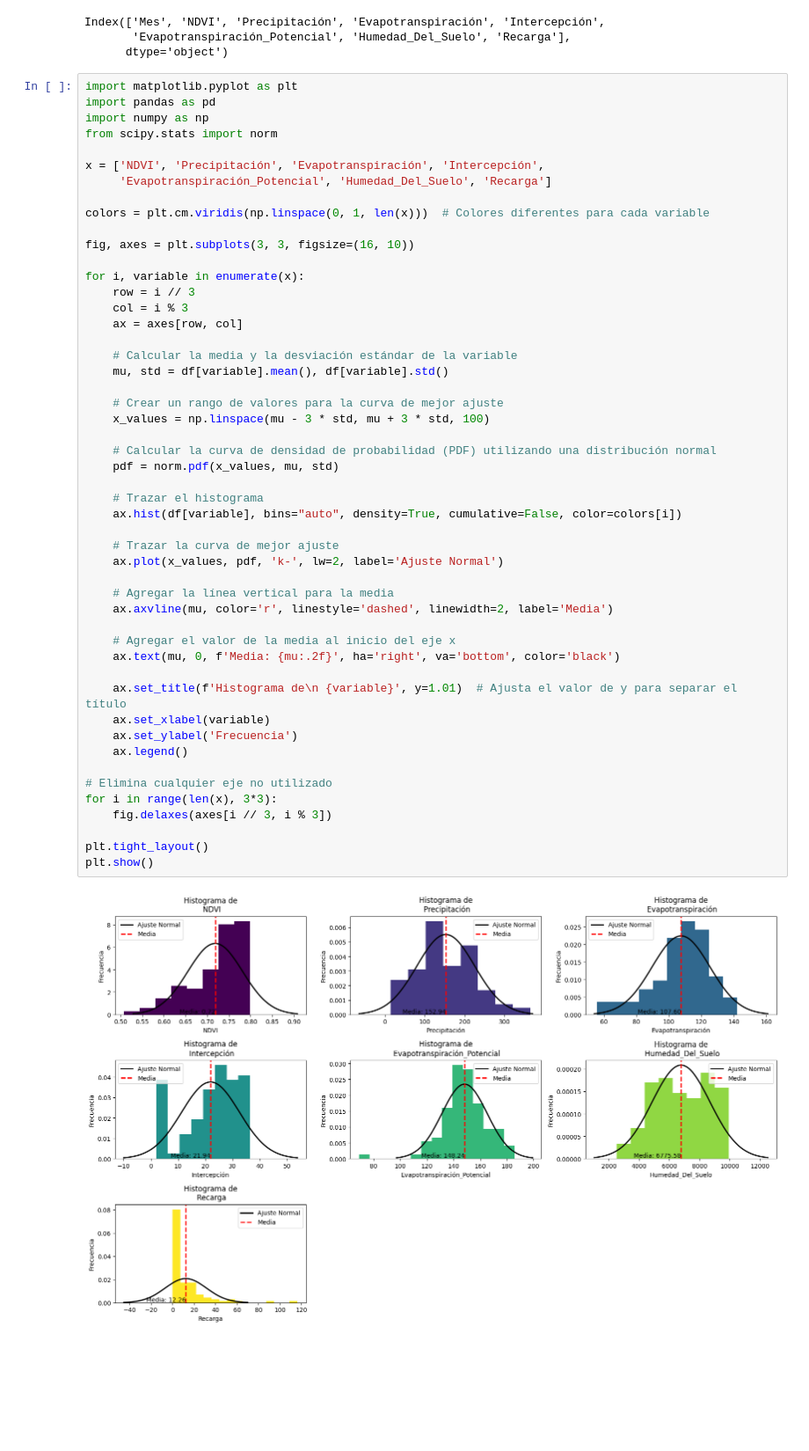
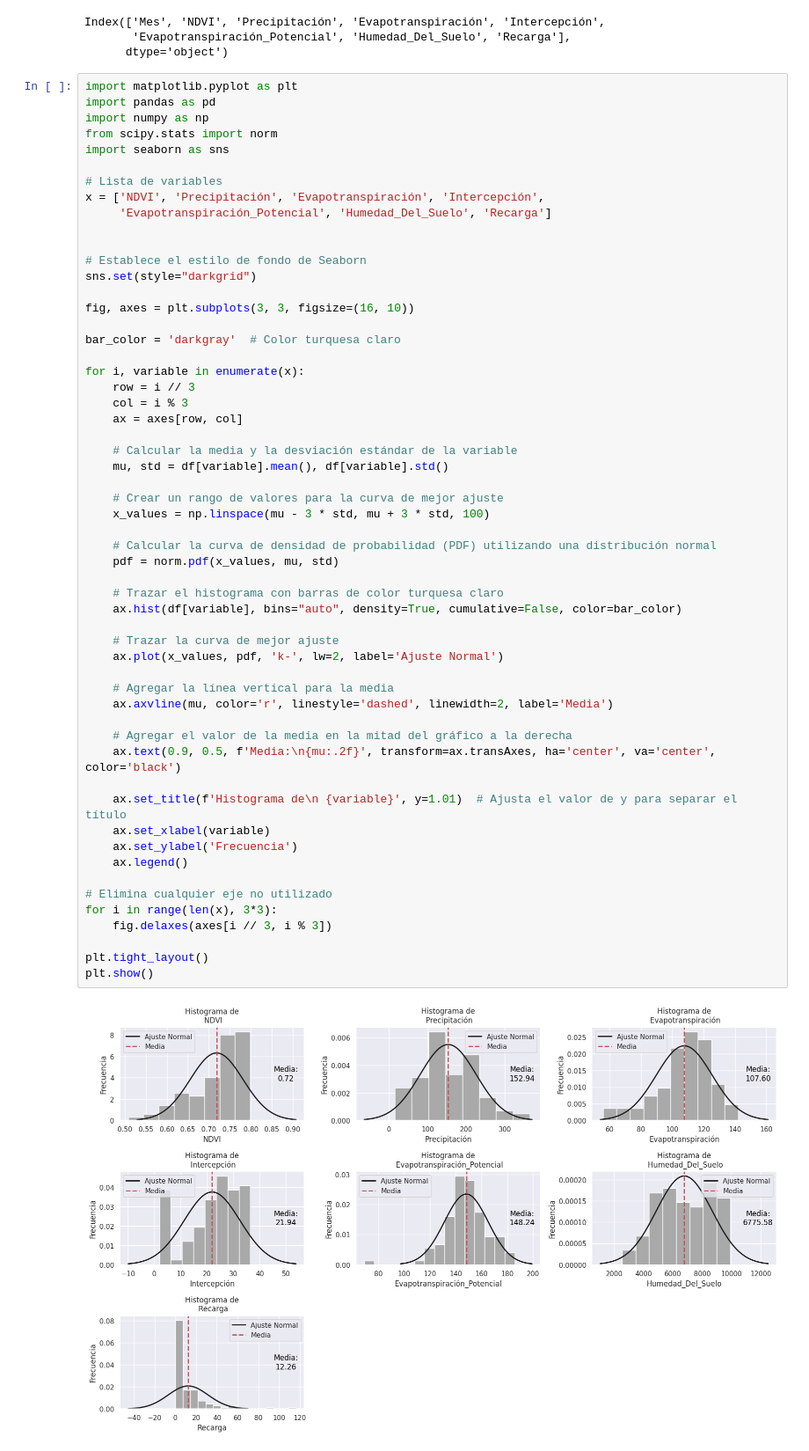
Before and after one commit to emarevalog/Data_Science_Forecast_NDVI_Project, a Jupyter notebook: Exploración_estadística.ipynb, the cells around one changed output. Shown at 88% size. Drawn from its saved outputs; the diff is of its cells as text; blank space fills up the shorter version.

```diff
--- a/Exploración_estadística.ipynb
+++ b/Exploración_estadística.ipynb
@@ -66,13 +62,19 @@ import matplotlib.pyplot as plt
 import pandas as pd
 import numpy as np
 from scipy.stats import norm
+import seaborn as sns
 
+# Lista de variables
 x = ['NDVI', 'Precipitación', 'Evapotranspiración', 'Intercepción',
      'Evapotranspiración_Potencial', 'Humedad_Del_Suelo', 'Recarga']
 
-colors = plt.cm.viridis(np.linspace(0, 1, len(x)))  # Colores diferentes para cada variable
+
+# Establece el estilo de fondo de Seaborn
+sns.set(style="darkgrid")
 
 fig, axes = plt.subplots(3, 3, figsize=(16, 10))
+
+bar_color = 'darkgray'  # Color turquesa claro
 
 for i, variable in enumerate(x):
     row = i // 3
@@ -81,35 +83,35 @@ for i, variable in enumerate(x):
 
     # Calcular la media y la desviación estándar de la variable
     mu, std = df[variable].mean(), df[variable].std()
 
     # Crear un rango de valores para la curva de mejor ajuste
     x_values = np.linspace(mu - 3 * std, mu + 3 * std, 100)
 
     # Calcular la curva de densidad de probabilidad (PDF) utilizando una distribución normal
     pdf = norm.pdf(x_values, mu, std)
 
-    # Trazar el histograma
-    ax.hist(df[variable], bins="auto", density=True, cumulative=False, color=colors[i])
+    # Trazar el histograma con barras de color turquesa claro
+    ax.hist(df[variable], bins="auto", density=True, cumulative=False, color=bar_color)
 
     # Trazar la curva de mejor ajuste
     ax.plot(x_values, pdf, 'k-', lw=2, label='Ajuste Normal')
 
     # Agregar la línea vertical para la media
     ax.axvline(mu, color='r', linestyle='dashed', linewidth=2, label='Media')
 
-    # Agregar el valor de la media al inicio del eje x
-    ax.text(mu, 0, f'Media: {mu:.2f}', ha='right', va='bottom', color='black')
+    # Agregar el valor de la media en la mitad del gráfico a la derecha
+    ax.text(0.9, 0.5, f'Media:\n{mu:.2f}', transform=ax.transAxes, ha='center', va='center', color='black')
 
     ax.set_title(f'Histograma de\n {variable}', y=1.01)  # Ajusta el valor de y para separar el título
     ax.set_xlabel(variable)
     ax.set_ylabel('Frecuencia')
     ax.legend()
 
 # Elimina cualquier eje no utilizado
 for i in range(len(x), 3*3):
     fig.delaxes(axes[i // 3, i % 3])
 
 plt.tight_layout()
 plt.show()
 # %% [output]
-[figure, old version]
+[figure, new version]
```
Also changed, not shown: parts of 6 cells of this notebook.
